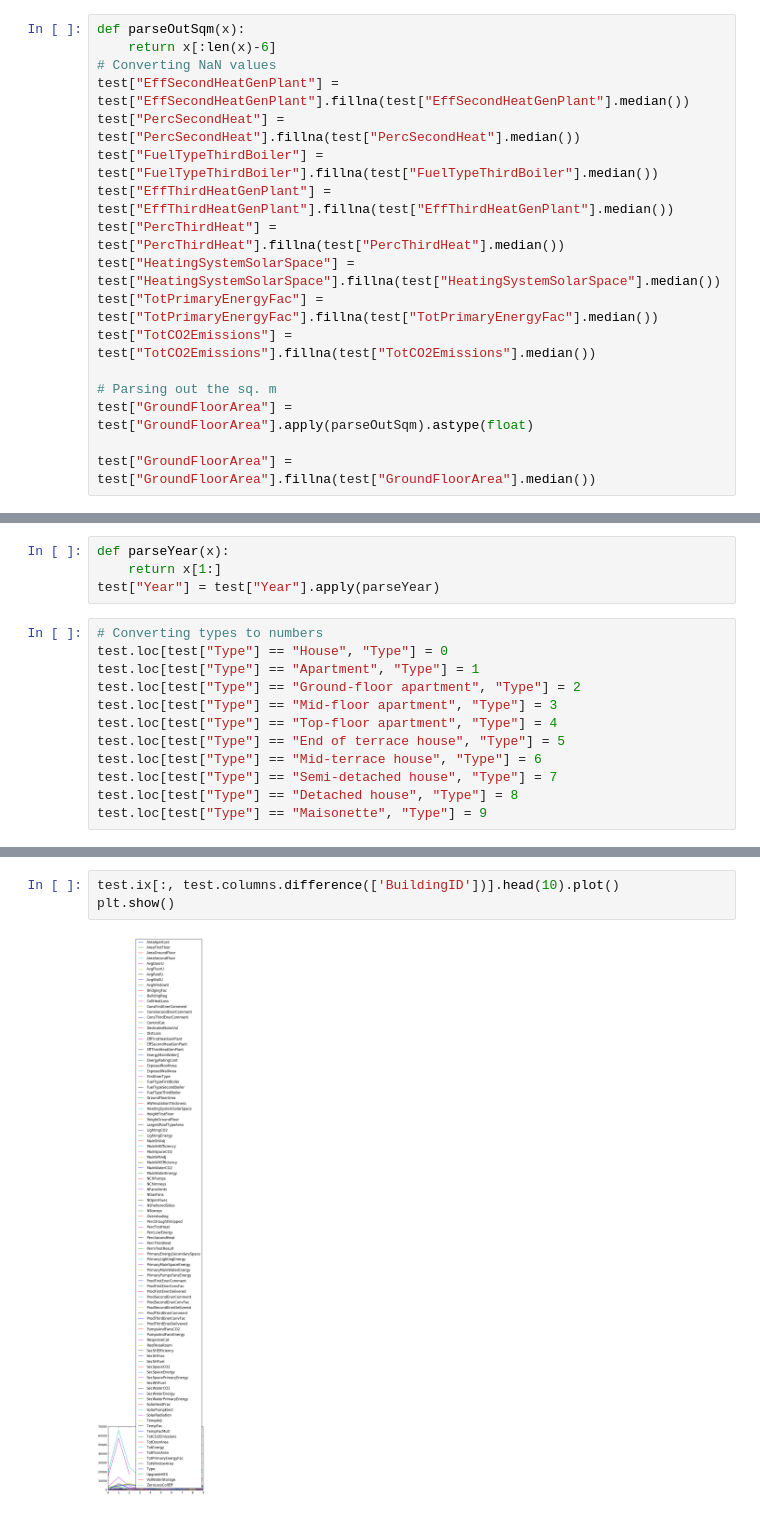
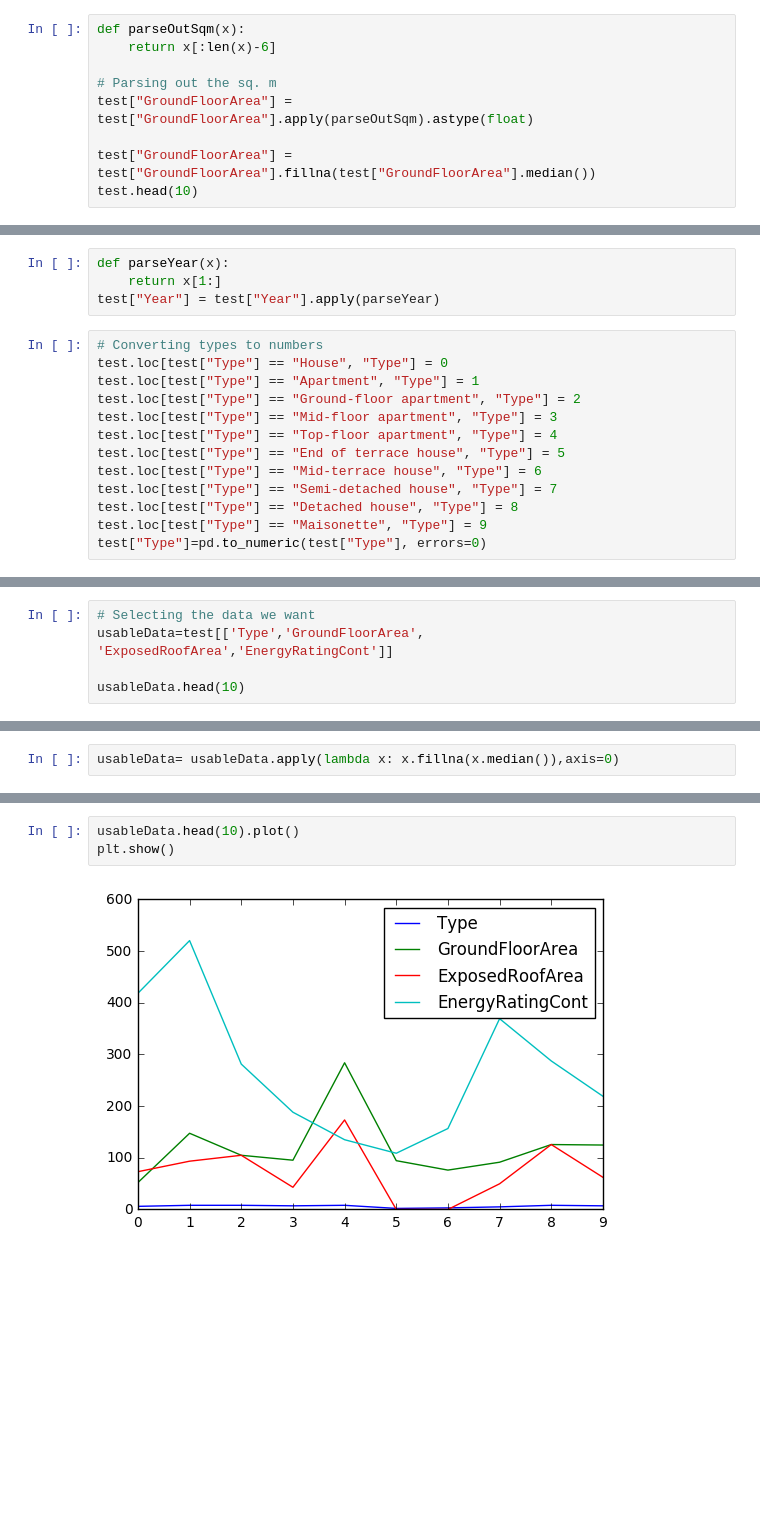
Before and after one commit to dmateusp/AIBDataHackITT, a Jupyter notebook: AIB Data Hack.ipynb, the cells around one changed output, grey strips where cells are left out. Saved outputs shown, nothing was run; the diff lists cells and outputs as text; blank space fills up the shorter version.

```diff
--- a/AIB Data Hack.ipynb
+++ b/AIB Data Hack.ipynb
@@ -45,17 +45,9 @@ test.head(10)
 # %%
 def parseOutSqm(x):
     return x[:len(x)-6]
-# Converting NaN values
-test["EffSecondHeatGenPlant"] = test["EffSecondHeatGenPlant"].fillna(test["EffSecondHeatGenPlant"].median())
-test["PercSecondHeat"] = test["PercSecondHeat"].fillna(test["PercSecondHeat"].median())
-test["FuelTypeThirdBoiler"] = test["FuelTypeThirdBoiler"].fillna(test["FuelTypeThirdBoiler"].median())
-test["EffThirdHeatGenPlant"] = test["EffThirdHeatGenPlant"].fillna(test["EffThirdHeatGenPlant"].median())
-test["PercThirdHeat"] = test["PercThirdHeat"].fillna(test["PercThirdHeat"].median())
-test["HeatingSystemSolarSpace"] = test["HeatingSystemSolarSpace"].fillna(test["HeatingSystemSolarSpace"].median())
-test["TotPrimaryEnergyFac"] = test["TotPrimaryEnergyFac"].fillna(test["TotPrimaryEnergyFac"].median())
-test["TotCO2Emissions"] = test["TotCO2Emissions"].fillna(test["TotCO2Emissions"].median())
 
 # Parsing out the sq. m
 test["GroundFloorArea"] = test["GroundFloorArea"].apply(parseOutSqm).astype(float)
 
 test["GroundFloorArea"] = test["GroundFloorArea"].fillna(test["GroundFloorArea"].median())
+test.head(10)
@@ -75,6 +80,7 @@ test.loc[test["Type"] == "Mid-terrace house", "Type"] = 6
 test.loc[test["Type"] == "Semi-detached house", "Type"] = 7
 test.loc[test["Type"] == "Detached house", "Type"] = 8
 test.loc[test["Type"] == "Maisonette", "Type"] = 9
+test["Type"]=pd.to_numeric(test["Type"], errors=0)
 # %%
 # Converting classes to numbers
 # A1,A2,A3,B1,B2,B3,C1,C2,C3,D1,D2,E1,E2,F,G
@@ -110 +116,6 @@ test.head(10)
 10 rows × 141 columns
+# %%
+# Selecting the data we want
+usableData=test[['Type','GroundFloorArea', 'ExposedRoofArea','EnergyRatingCont']]
+
+usableData.head(10)
@@ -110,0 +134,2 @@ test.head(10)
+# %%
+usableData= usableData.apply(lambda x: x.fillna(x.median()),axis=0)
@@ -111,8 +155,8 @@ test.head(10)
 # %%
-test.ix[:, test.columns.difference(['BuildingID'])].head(10).plot()
+usableData.head(10).plot()
 plt.show()
 # %% [output]
-[figure, old version]
+[figure, new version]
 # %%
 from numpy._distributor_init import NUMPY_MKL
 # Import the linear regression class
```
Also changed, not shown: parts of 7 cells of this notebook.
